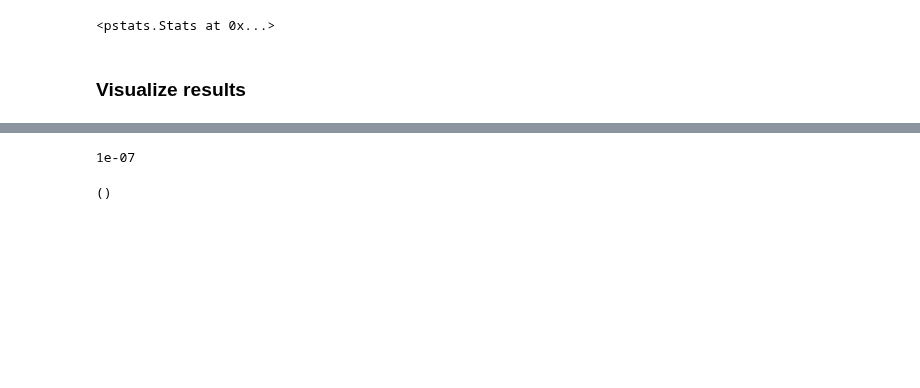
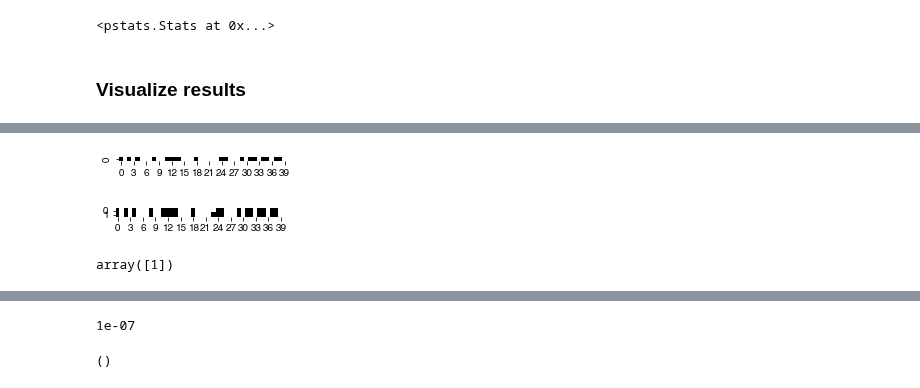
Before and after one commit to ryansmcgee/ecoevocrm, a Jupyter notebook: src/ecoevocrm/demos/numba_testing.ipynb, the cells around one changed output, grey strips where cells are left out. Drawn from its saved outputs; the diff is of its cells as text; code cells hidden in the pictures; blank space fills up the shorter version.

Commit message:
Checkpoint: various mutation/type loss/matrix insertion-deletion/etc improvements made; before starting reimplementation of time and data series

```diff
--- a/src/ecoevocrm/demos/numba_testing.ipynb
+++ b/src/ecoevocrm/demos/numba_testing.ipynb
@@ -117,3 +117,17 @@ viz.stacked_abundance_plot(anc_system, ax=ax, type_colors=type_colors)
+# %%
+fig, ax = plt.subplots(1, 1, figsize=(3, 12))
+viz.matrix_plot(anc_phenotype, ax=ax)
+# %% [output]
+[figure, added]
+# %%
+fig, ax = plt.subplots(1, 1, figsize=(3, 12))
+viz.matrix_plot(anc_system.type_set.sigma, ax=ax)
+# %% [output]
+[figure, added]
+# %%
+anc_system.extant_type_indices
+# %% [output]
+array([1])
 # %%
 fig, ax = plt.subplots(1, 1, figsize=(3, 12))
 viz.matrix_plot(anc_system.get_extant_type_set().sigma, ax=ax)
```
Also changed, not shown: parts of 23 cells of this notebook, 3 other files.
